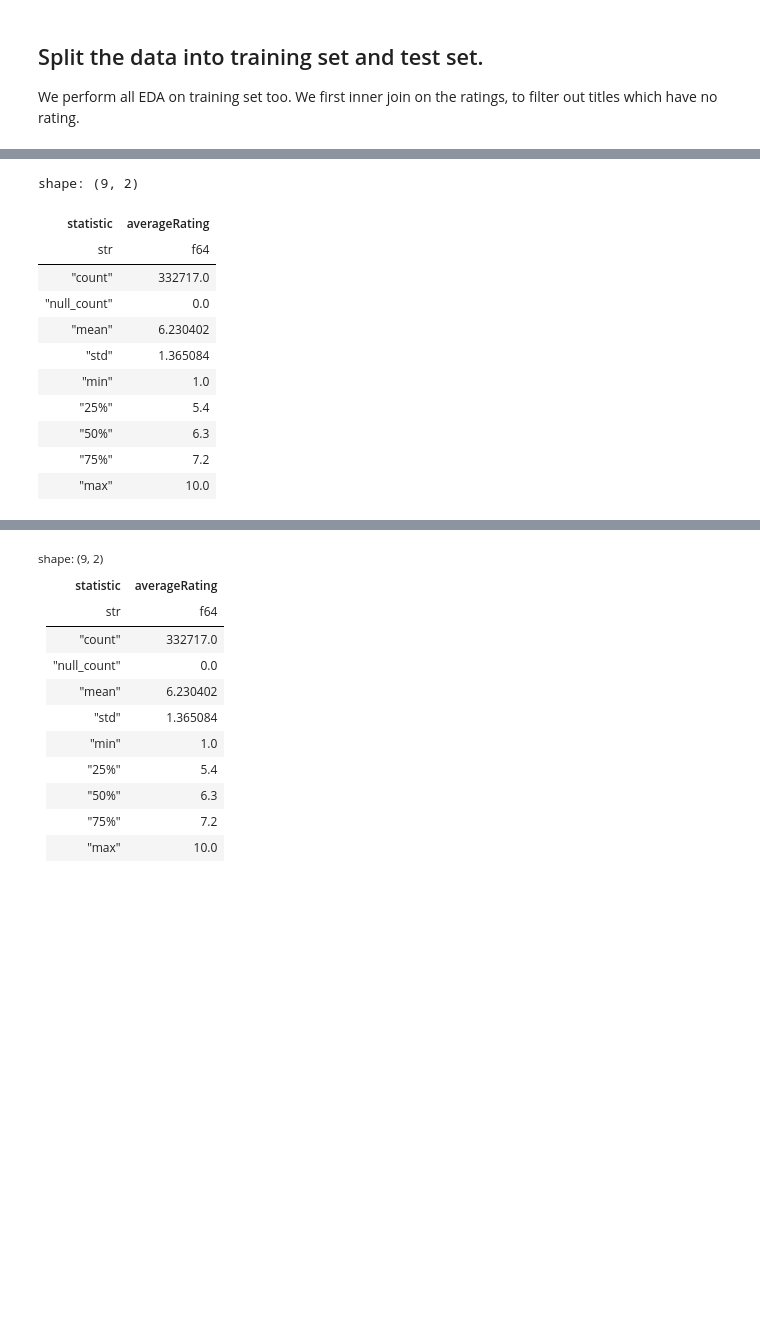
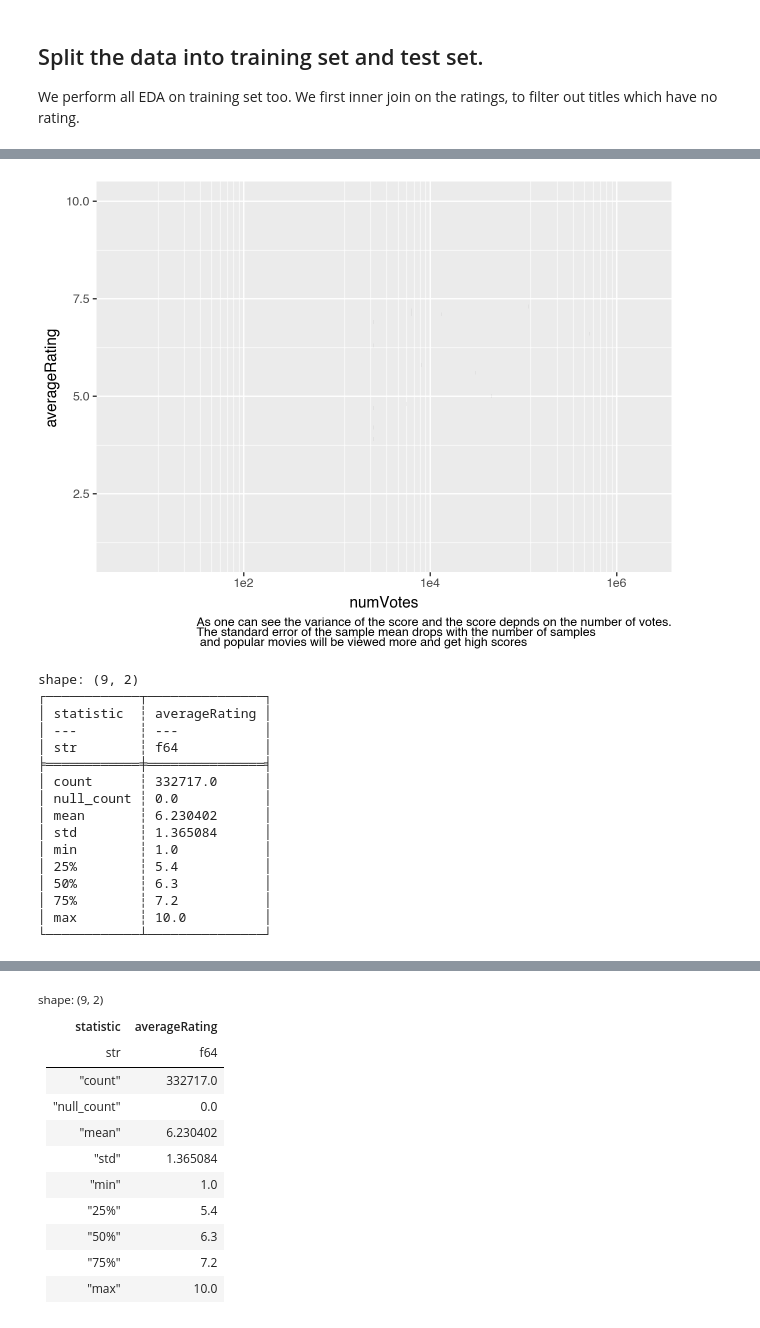
Before and after one commit to seanv507/imdb, a Jupyter notebook: analysis.ipynb, the cells around one changed output, grey strips where cells are left out. Saved outputs shown, nothing was run; the diff lists cells and outputs as text; code cells hidden in the pictures; blank space fills up the shorter version.

```diff
--- a/analysis.ipynb
+++ b/analysis.ipynb
@@ -86,15 +147,33 @@ for split in title_ratings_dict.keys():
+# %%
+(
+    p9.ggplot(
+        title_ratings_split["train"].sample(100_000),
+        p9.aes(x="numVotes", y="averageRating"),
+    )
+    + p9.geom_tile(alpha=0.1)
+    + p9.scale_x_log10()
+    + p9.labs(
+        caption="As one can see the variance of the score and the score depnds on the number of votes.\nThe standard error of the sample mean drops with the number of samples\n and popular movies will be viewed more and get high scores"
+    )
+)
+# %% [output]
+[figure, added]
 # %%
-title_ratings_train.select("averageRating").describe()
+print(title_ratings_split["train"].select("averageRating").describe())
 # %% [output]
 shape: (9, 2)
+┌────────────┬───────────────┐
+│ statistic  ┆ averageRating │
+│ ---        ┆ ---           │
+│ str        ┆ f64           │
+╞════════════╪═══════════════╡
+│ count      ┆ 332717.0      │
+│ null_count ┆ 0.0           │
+│ mean       ┆ 6.230402      │
+│ std        ┆ 1.365084      │
+│ min        ┆ 1.0           │
+│ 25%        ┆ 5.4           │
+│ 50%        ┆ 6.3           │
+│ 75%        ┆ 7.2           │
+│ max        ┆ 10.0          │
+└────────────┴───────────────┘
-| statistic | averageRating |
-| str | f64 |
-| "count" | 332717.0 |
-| "null_count" | 0.0 |
-| "mean" | 6.230402 |
-| "std" | 1.365084 |
-| "min" | 1.0 |
-| "25%" | 5.4 |
-| "50%" | 6.3 |
-| "75%" | 7.2 |
-| "max" | 10.0 |
```
Also changed, not shown: parts of 59 cells of this notebook.
